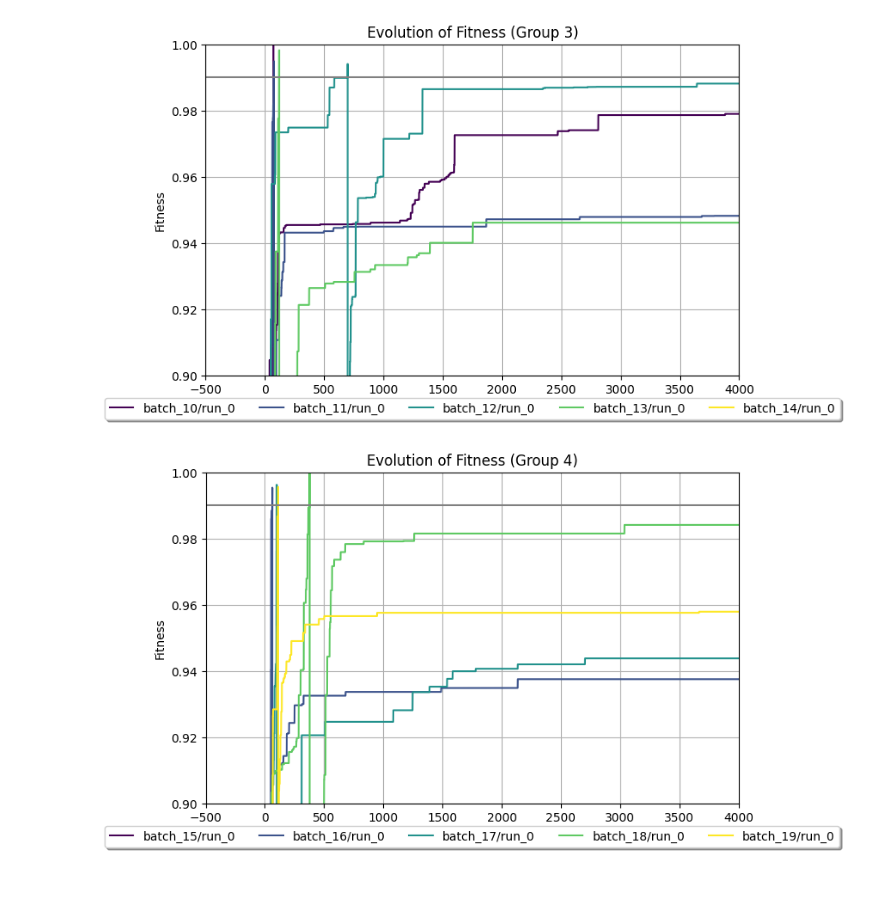
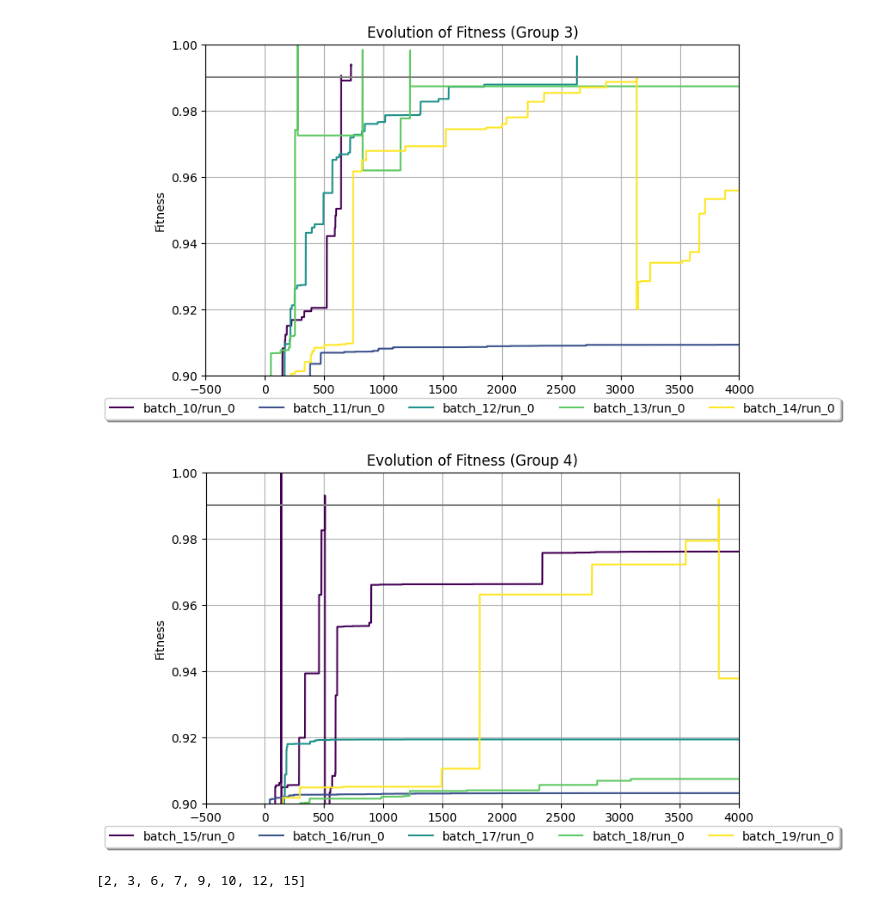
Before and after one commit to katiepambakianbris/BeeCommunication, a Jupyter notebook: analysis/fitness_function.ipynb, the cells around one changed output. Cells and saved outputs as stored; diff of their text form; code cells hidden in the pictures.

```diff
--- a/analysis/fitness_function.ipynb
+++ b/analysis/fitness_function.ipynb
@@ -9,8 +9,8 @@ import pandas as pd
 # load in the results
 result_dir = "/Users/katiepambakian/Documents/BSc Computer Science/Y3/Dissertation/BeeCommunication/results/"
 
-date = "2026-03-04/"
-slurm_job = 16168537
+date = "2026-03-09/"
+slurm_job = 16267679
 
 result_dir = result_dir + date + str(slurm_job) + "/"
 
@@ -67,5 +67,7 @@ plt.show()
 # %%
 chunk_size = 5
+
+good_gens = []
 
 # Split batches into chunks of 5
 batch_groups = [batches[i:i+chunk_size] for i in range(0, len(batches), chunk_size)]
@@ -103,6 +105,9 @@ for group_idx, batch_group in enumerate(batch_groups):
                 )
             counter += 1
 
+            if best[len(best)-1] > 0.99:
+                good_gens.append(batch)
+
     plt.axhline(0.99, color ='grey')
 
     plt.ylim(top = 1, bottom=0.9)
@@ -117,4 +122,5 @@ for group_idx, batch_group in enumerate(batch_groups):
     plt.grid(True)
 
     plt.show()
+print(good_gens)
 # %% [output]
@@ -123,2 +129,3 @@ for group_idx, batch_group in enumerate(batch_groups):
-[figure, old version]
+[figure, new version]
-[figure, old version]
+[figure, new version]
+[2, 3, 6, 7, 9, 10, 12, 15]
```
Also changed, not shown: parts of 2 cells of this notebook, 1 other file.
